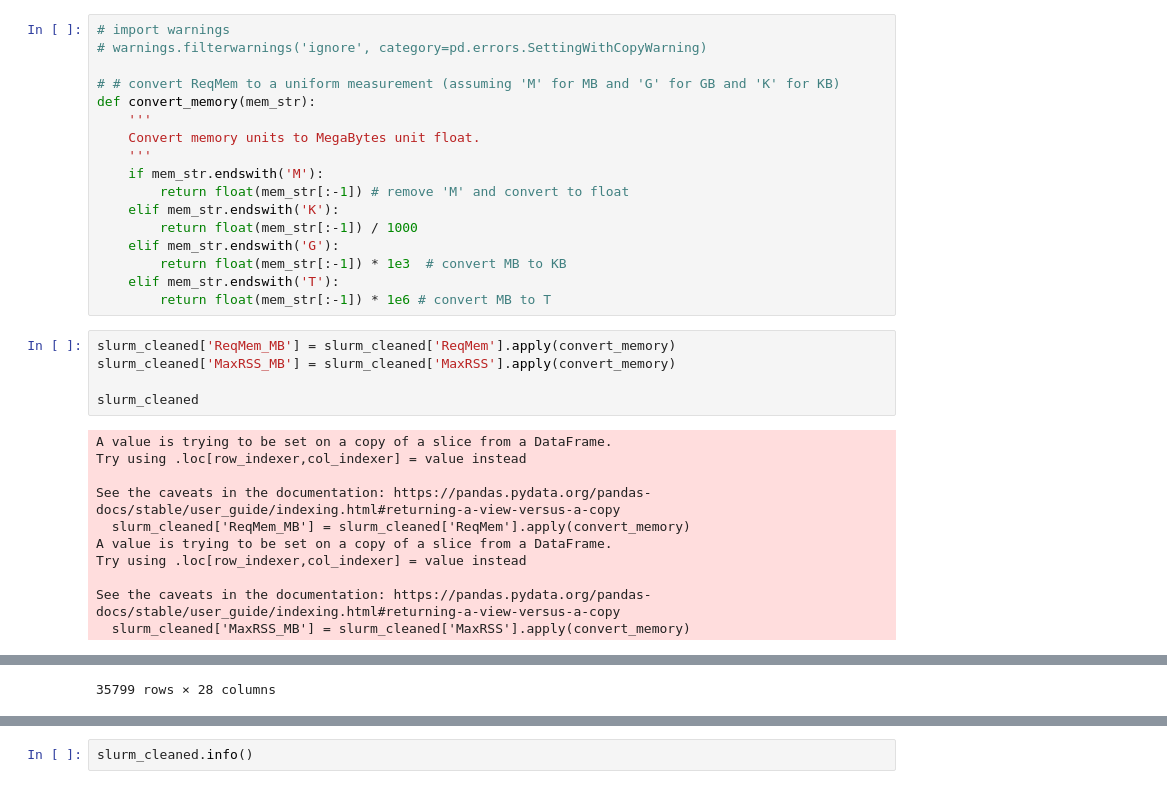
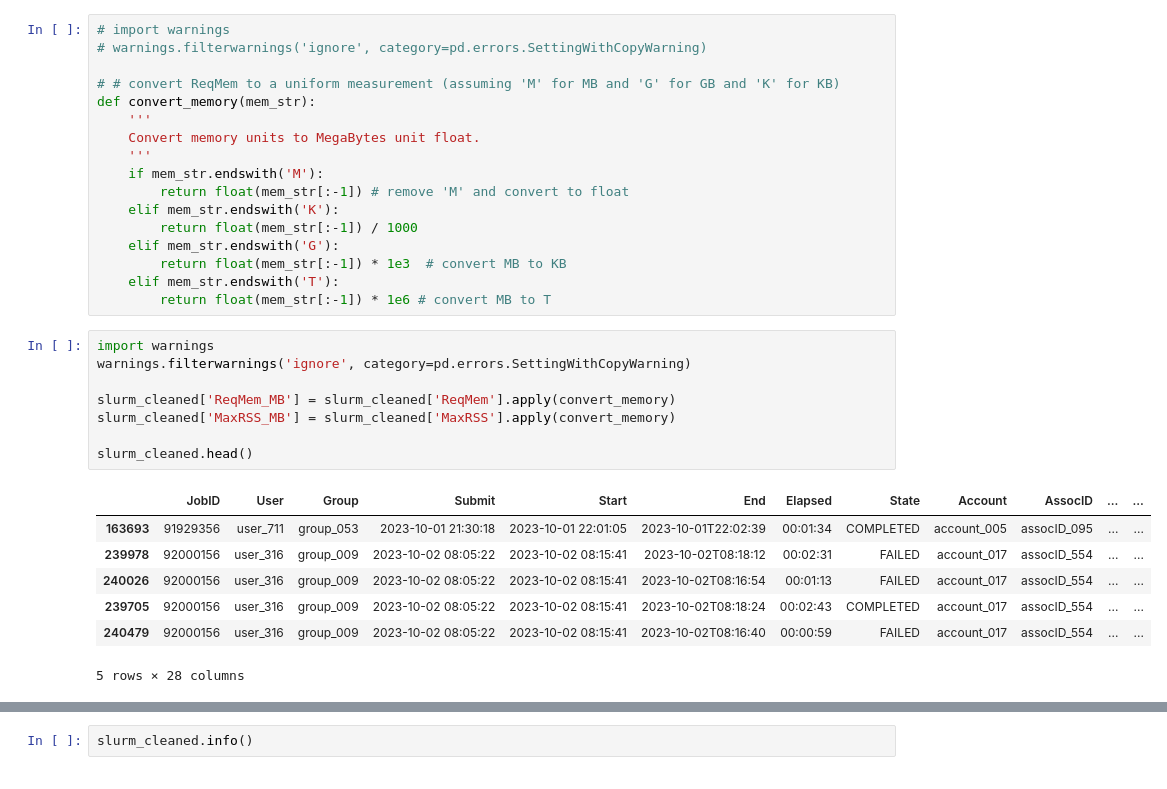
Before and after one commit to tairaeli/ICER_user_data_analytics, a Jupyter notebook: IdentifyUnderUtilizersSLURM-Analysis.ipynb, the cells around one changed output, grey strips where cells are left out. Cells and saved outputs as stored; diff of their text form.

```diff
--- a/IdentifyUnderUtilizersSLURM-Analysis.ipynb
+++ b/IdentifyUnderUtilizersSLURM-Analysis.ipynb
@@ -189,18 +199,18 @@ def convert_memory(mem_str):
     elif mem_str.endswith('T'):
         return float(mem_str[:-1]) * 1e6 # convert MB to T
 # %%
+import warnings
+warnings.filterwarnings('ignore', category=pd.errors.SettingWithCopyWarning)
+
 slurm_cleaned['ReqMem_MB'] = slurm_cleaned['ReqMem'].apply(convert_memory)
 slurm_cleaned['MaxRSS_MB'] = slurm_cleaned['MaxRSS'].apply(convert_memory)
 
-slurm_cleaned
+slurm_cleaned.head()
 # %% [output]
+|  | JobID | User | Group | Submit | Start | End | Elapsed | State | Account | AssocID | ... | ... |
+| 163693 | 91929356 | user_711 | group_053 | 2023-10-01 21:30:18 | 2023-10-01 22:01:05 | 2023-10-01T22:02:39 | 00:01:34 | COMPLETED | account_005 | assocID_095 | ... | ... |
+| 239978 | 92000156 | user_316 | group_009 | 2023-10-02 08:05:22 | 2023-10-02 08:15:41 | 2023-10-02T08:18:12 | 00:02:31 | FAILED | account_017 | assocID_554 | ... | ... |
+| 240026 | 92000156 | user_316 | group_009 | 2023-10-02 08:05:22 | 2023-10-02 08:15:41 | 2023-10-02T08:16:54 | 00:01:13 | FAILED | account_017 | assocID_554 | ... | ... |
+| 239705 | 92000156 | user_316 | group_009 | 2023-10-02 08:05:22 | 2023-10-02 08:15:41 | 2023-10-02T08:18:24 | 00:02:43 | COMPLETED | account_017 | assocID_554 | ... | ... |
+| 240479 | 92000156 | user_316 | group_009 | 2023-10-02 08:05:22 | 2023-10-02 08:15:41 | 2023-10-02T08:16:40 | 00:00:59 | FAILED | account_017 | assocID_554 | ... | ... |
-A value is trying to be set on a copy of a slice from a DataFrame.
-Try using .loc[row_indexer,col_indexer] = value instead
-
-See the caveats in the documentation: https://pandas.pydata.org/pandas-docs/stable/user_guide/indexing.html#returning-a-view-versus-a-copy
-  slurm_cleaned['ReqMem_MB'] = slurm_cleaned['ReqMem'].apply(convert_memory)
-A value is trying to be set on a copy of a slice from a DataFrame.
-Try using .loc[row_indexer,col_indexer] = value instead
-
-See the caveats in the documentation: https://pandas.pydata.org/pandas-docs/stable/user_guide/indexing.html#returning-a-view-versus-a-copy
-  slurm_cleaned['MaxRSS_MB'] = slurm_cleaned['MaxRSS'].apply(convert_memory)
+5 rows × 28 columns
@@ -219,2 +217 @@ See the caveats in the documentation: https://pandas.pydata.org/pandas-docs/stab
-35799 rows × 28 columns
 # %%
```
Also changed, not shown: parts of 14 cells of this notebook.
